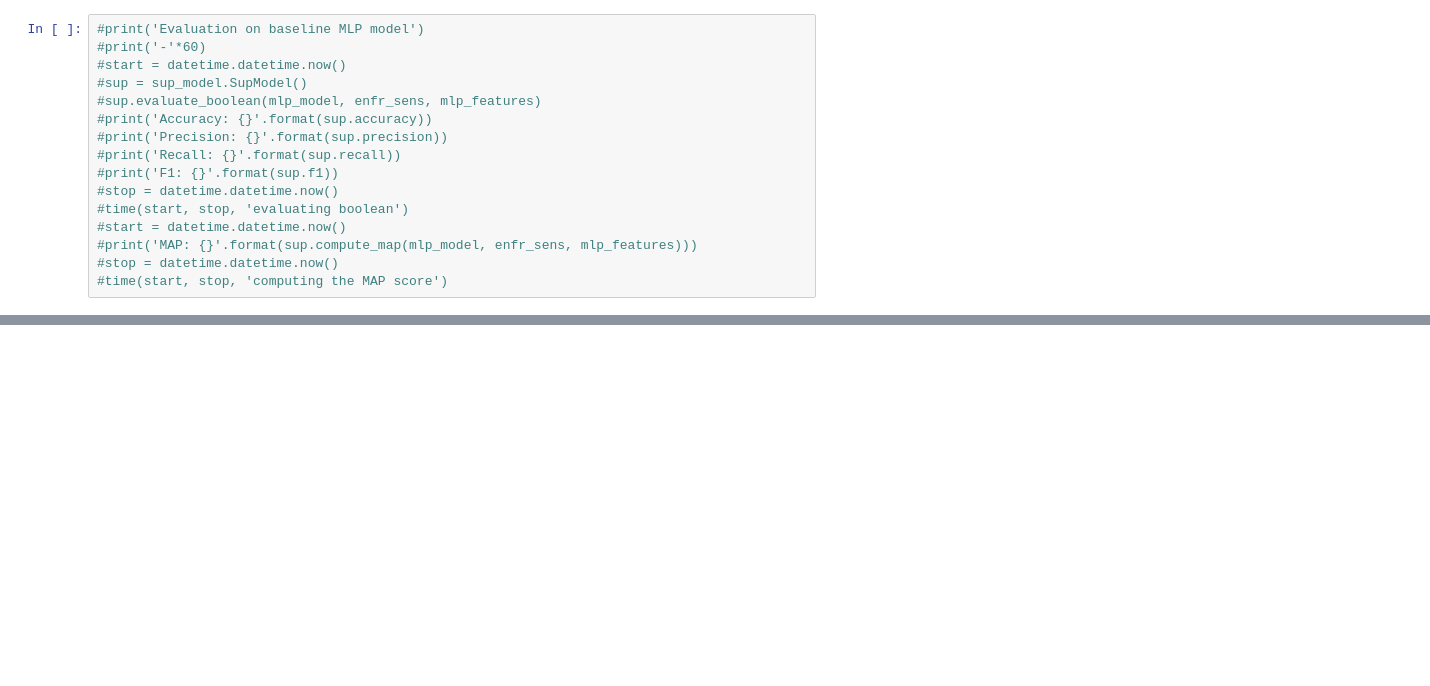
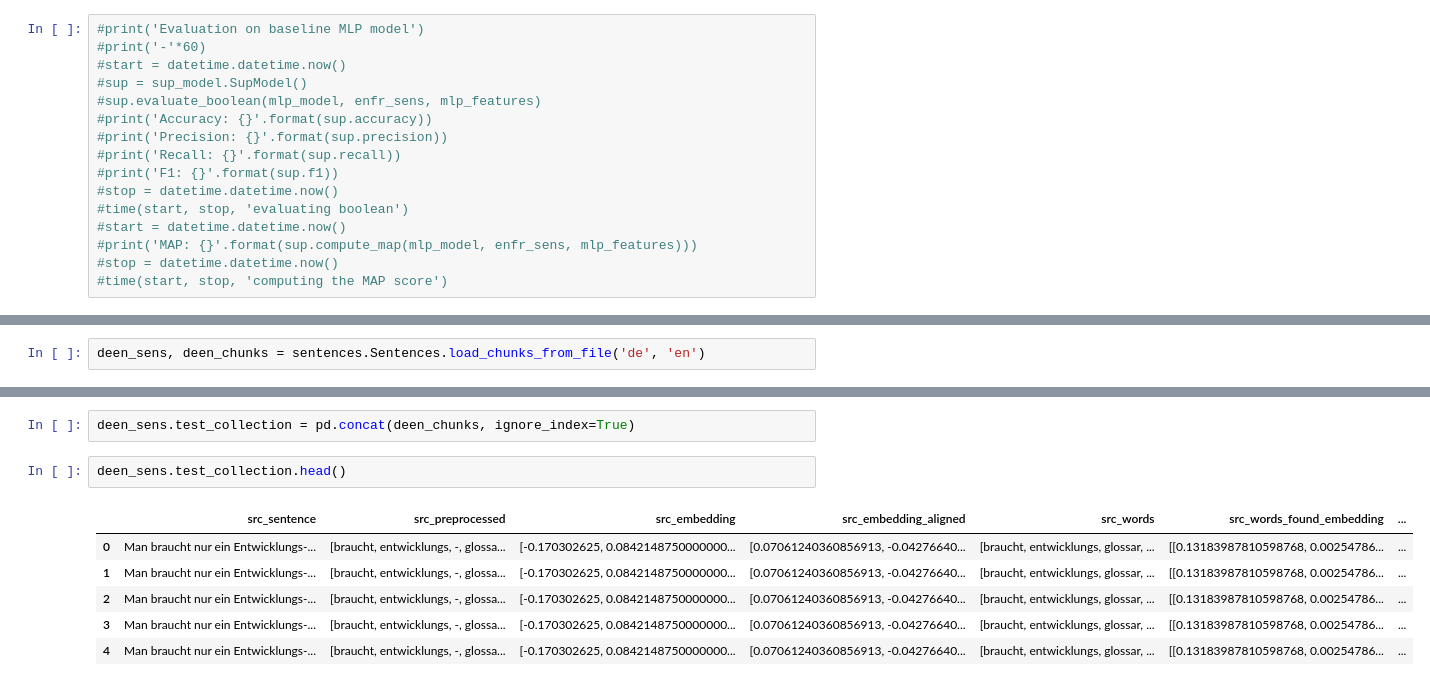
Before and after one commit to janschwedhelm/ir-crosslingual, a Jupyter notebook: ir_crosslingual/notebooks/evaluate_languages.ipynb, the cells around one changed output, grey strips where cells are left out. Drawn from its saved outputs; the diff is of its cells as text; blank space fills up the shorter version.

```diff
--- a/ir_crosslingual/notebooks/evaluate_languages.ipynb
+++ b/ir_crosslingual/notebooks/evaluate_languages.ipynb
@@ -305,0 +308,2 @@ Finished at: 2020-05-23 11:21:15.256568
+# %%
+deen_sens, deen_chunks = sentences.Sentences.load_chunks_from_file('de', 'en')
@@ -305,0 +326,11 @@ Finished at: 2020-05-23 11:21:15.256568
+# %%
+deen_sens.test_collection = pd.concat(deen_chunks, ignore_index=True)
+# %%
+deen_sens.test_collection.head()
+# %% [output]
+|  | src_sentence | src_preprocessed | src_embedding | src_embedding_aligned | src_words | src_words_found_embedding | ... |
+| 0 | Man braucht nur ein Entwicklungs-... | [braucht, entwicklungs, -, glossa... | [-0.170302625, 0.0842148750000000... | [0.07061240360856913, -0.04276640... | [braucht, entwicklungs, glossar, ... | [[0.13183987810598768, 0.00254786... | ... |
+| 1 | Man braucht nur ein Entwicklungs-... | [braucht, entwicklungs, -, glossa... | [-0.170302625, 0.0842148750000000... | [0.07061240360856913, -0.04276640... | [braucht, entwicklungs, glossar, ... | [[0.13183987810598768, 0.00254786... | ... |
+| 2 | Man braucht nur ein Entwicklungs-... | [braucht, entwicklungs, -, glossa... | [-0.170302625, 0.0842148750000000... | [0.07061240360856913, -0.04276640... | [braucht, entwicklungs, glossar, ... | [[0.13183987810598768, 0.00254786... | ... |
+| 3 | Man braucht nur ein Entwicklungs-... | [braucht, entwicklungs, -, glossa... | [-0.170302625, 0.0842148750000000... | [0.07061240360856913, -0.04276640... | [braucht, entwicklungs, glossar, ... | [[0.13183987810598768, 0.00254786... | ... |
+| 4 | Man braucht nur ein Entwicklungs-... | [braucht, entwicklungs, -, glossa... | [-0.170302625, 0.0842148750000000... | [0.07061240360856913, -0.04276640... | [braucht, entwicklungs, glossar, ... | [[0.13183987810598768, 0.00254786... | ... |
```
Also changed, not shown: parts of 8 cells of this notebook.
